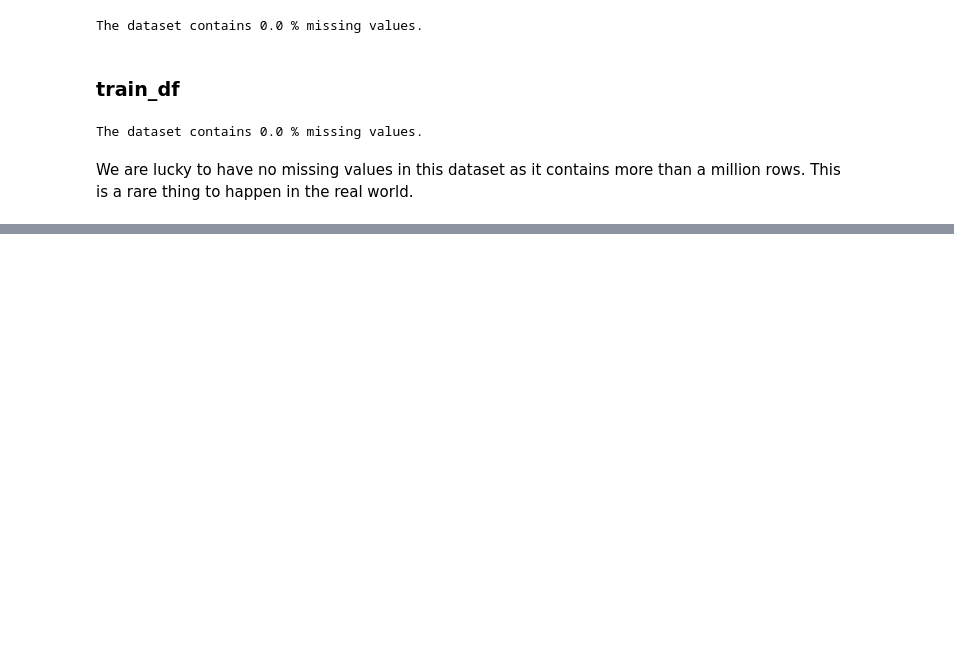
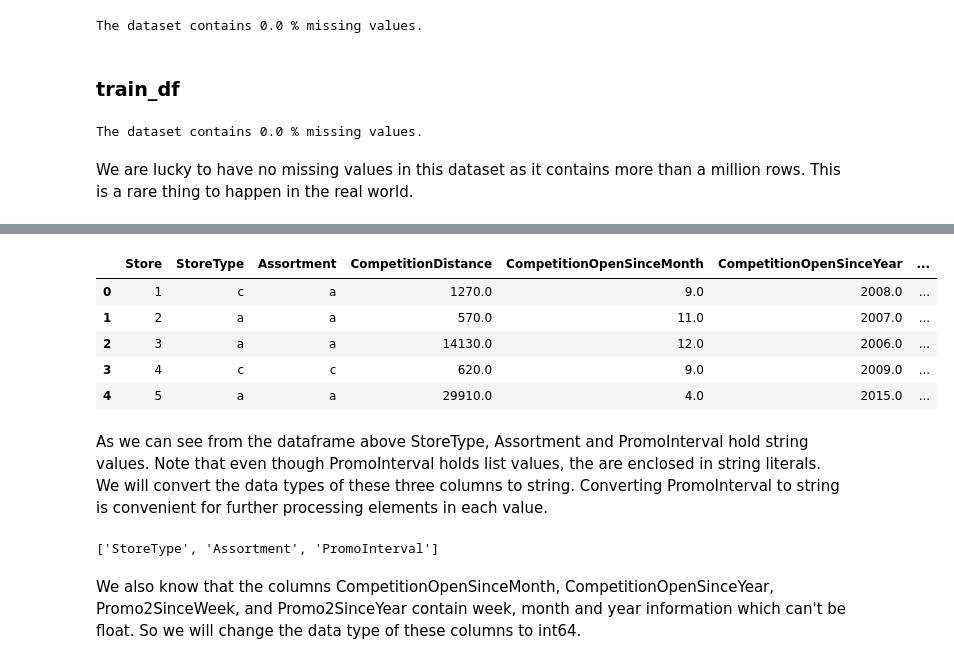
Before and after one commit to zelalemgetahun9374/Rossmann-Pharmaceuticals-Sales-Prediction, a Jupyter notebook: notebooks/EDA.ipynb, the cells around one changed output, grey strips where cells are left out. Cells and saved outputs as stored; diff of their text form; code cells hidden in the pictures; blank space fills up the shorter version.

```diff
--- a/notebooks/EDA.ipynb
+++ b/notebooks/EDA.ipynb
@@ -397,0 +423,17 @@ We are lucky to have no missing values in this dataset as it contains more than
+# %%
+store_df.head()
+# %% [output]
+|  | Store | StoreType | Assortment | CompetitionDistance | CompetitionOpenSinceMonth | CompetitionOpenSinceYear | ... |
+| 0 | 1 | c | a | 1270.0 | 9.0 | 2008.0 | ... |
+| 1 | 2 | a | a | 570.0 | 11.0 | 2007.0 | ... |
+| 2 | 3 | a | a | 14130.0 | 12.0 | 2006.0 | ... |
+| 3 | 4 | c | c | 620.0 | 9.0 | 2009.0 | ... |
+| 4 | 5 | a | a | 29910.0 | 4.0 | 2015.0 | ... |
+# %% [markdown]
+As we can see from the dataframe above StoreType, Assortment and PromoInterval hold string values. Note that even though PromoInterval holds list values, the are enclosed in string literals. We will convert the data types of these three columns to string. Converting PromoInterval to string is convenient for further processing elements in each value.
+# %%
+# get the columns with object data type
+string_columns = store_df.select_dtypes(include='object').columns.tolist()
+string_columns
+# %% [output]
+['StoreType', 'Assortment', 'PromoInterval']
@@ -397,0 +442,2 @@ We are lucky to have no missing values in this dataset as it contains more than
+# %% [markdown]
+We also know that the columns CompetitionOpenSinceMonth, CompetitionOpenSinceYear, Promo2SinceWeek, and Promo2SinceYear contain week, month and year information which can't be float. So we will change the data type of these columns to int64.
```
Also changed, not shown: parts of 22 cells of this notebook.
